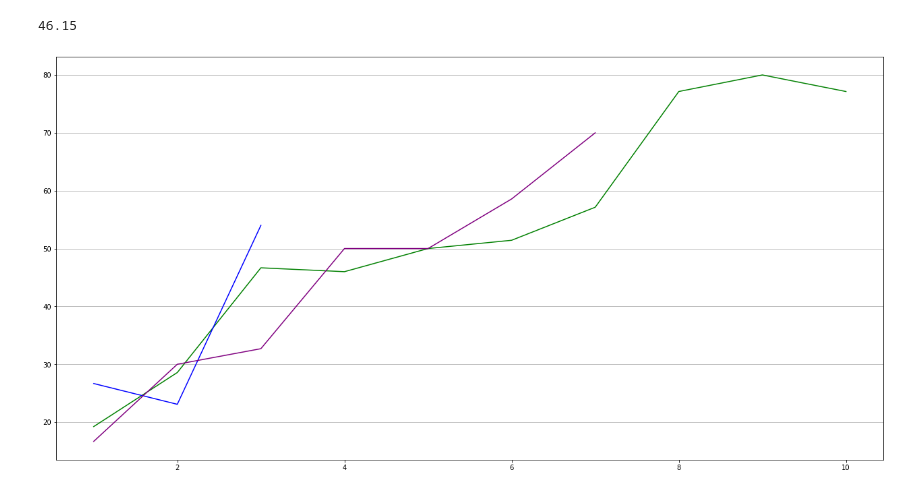
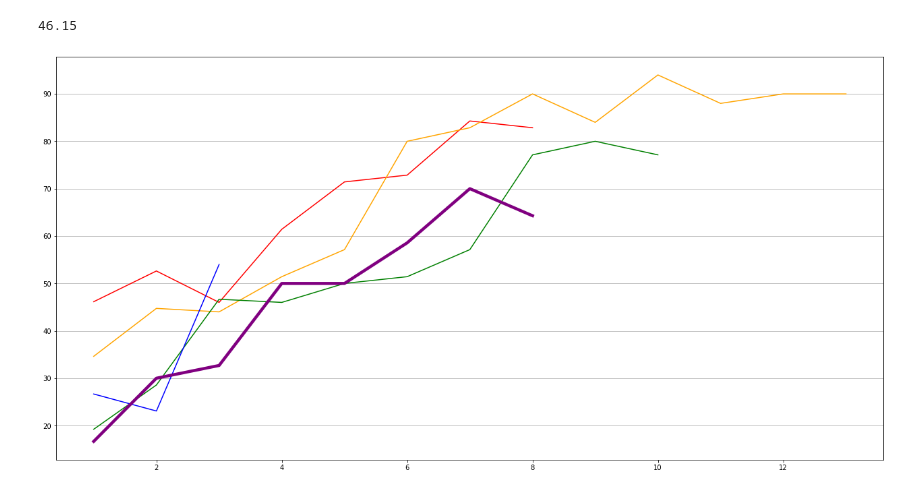
Before and after one commit to shauryagoyall/Andrea-Data, a Jupyter notebook: accuracySimple-v1.ipynb, the cells around one changed output. Saved outputs shown, nothing was run; the diff lists cells and outputs as text; code cells hidden in the pictures.

```diff
--- a/accuracySimple-v1.ipynb
+++ b/accuracySimple-v1.ipynb
@@ -10,13 +10,11 @@ print(accuracy.JC240[0])
 # %%
 fig = plt.figure(figsize=(22,11))
 ax = fig.add_subplot(111)
-# ax.plot(accuracy.Day[0:8], accuracy.JC240[0:8], c='red')
-# ax.plot(accuracy.Day[0:13], accuracy.JC241[0:13], c='orange')
+ax.plot(accuracy.Day[0:8], accuracy.JC240[0:8], c='red')
+ax.plot(accuracy.Day[0:13], accuracy.JC241[0:13], c='orange')
 ax.plot(accuracy.Day[0:10], accuracy.JC258[0:10], c='green')
 ax.plot(accuracy.Day, accuracy.JC267, c='blue')
-ax.plot(accuracy.Day, accuracy.JC274, c='purple')
+ax.plot(accuracy.Day, accuracy.JC274, c='purple', linewidth=4.5)
 ax.yaxis.grid()
-
-# accuracy.plot.line(accuracy.Day, accuracy.JC240)
 # %% [output]
-[figure, old version]
+[figure, new version]
```
Also changed, not shown: 1 other file.
